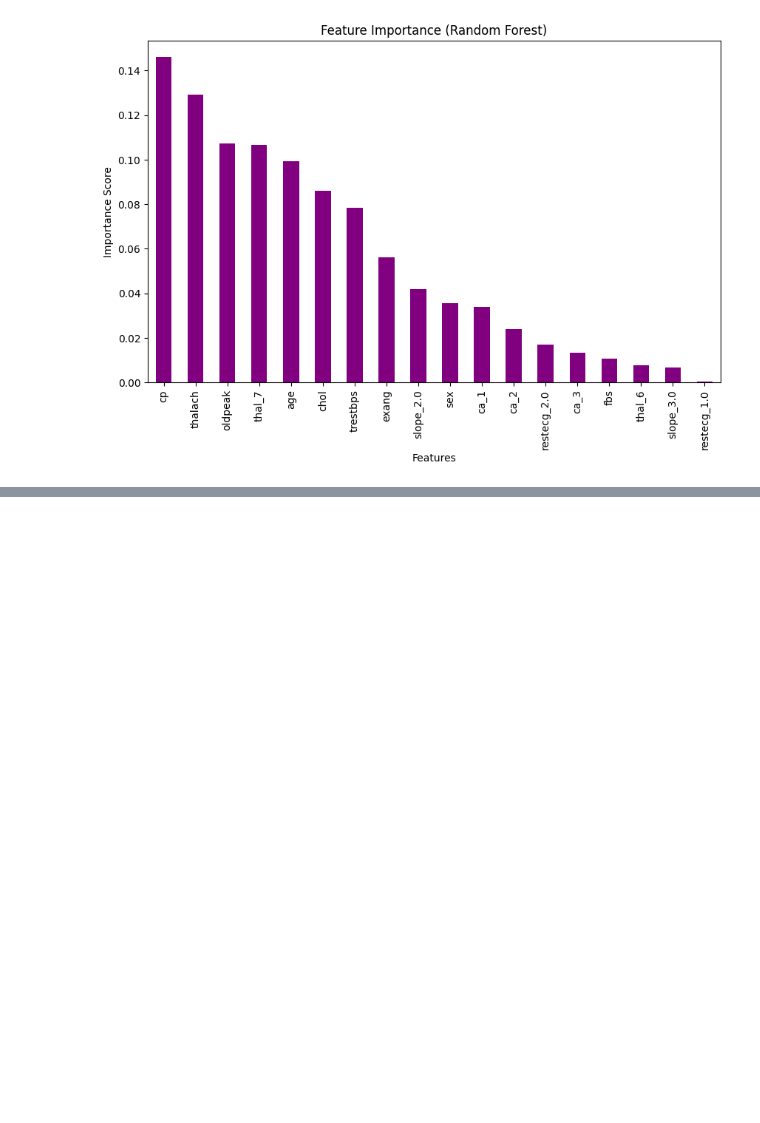
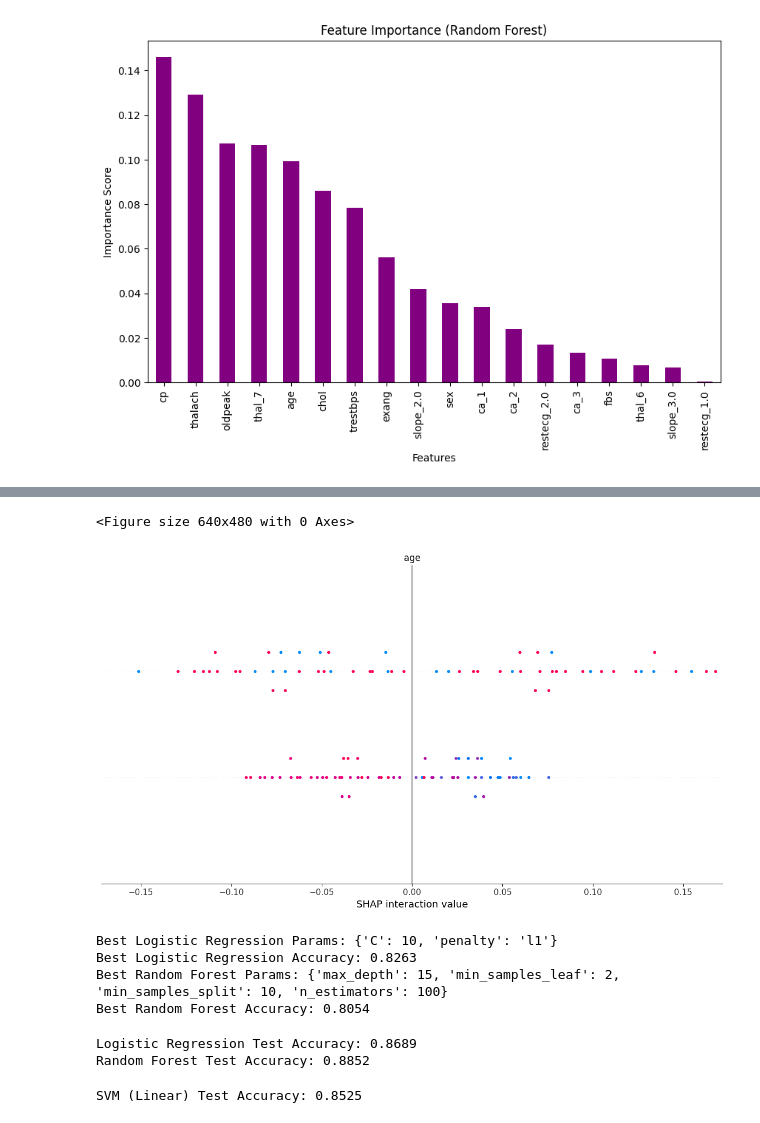
Before and after one commit to Bhavana-GB/heart-disease-prediction, a Jupyter notebook: notebooks/eda_and_modelling.ipynb, the cells around one changed output, grey strips where cells are left out. Drawn from its saved outputs; the diff is of its cells as text; code cells hidden in the pictures; blank space fills up the shorter version.

```diff
--- a/notebooks/eda_and_modelling.ipynb
+++ b/notebooks/eda_and_modelling.ipynb
@@ -662,0 +637,70 @@ shap.summary_plot(shap_values, X_test)
+# %%
+# Explaining Random Forest Model
+explainer = shap.TreeExplainer(models["Random Forest"])
+shap_values = explainer.shap_values(X_test , check_additivity=False)
+shap.summary_plot(shap_values, X_test)
+# %% [output]
+<Figure size 640x480 with 0 Axes>
+[figure, added]
+# %%
+# LR tuning to just check
+log_reg = LogisticRegression(solver='liblinear')
+
+log_reg_params = {
+    'C': [0.001, 0.01, 0.1, 1, 10, 100],
+    'penalty': ['l1', 'l2']
+}
+
+grid_log_reg = GridSearchCV(log_reg, log_reg_params, cv=5, scoring='accuracy', n_jobs=-1)
+grid_log_reg.fit(X_train, y_train)
+
+print(f"Best Logistic Regression Params: {grid_log_reg.best_params_}")
+print(f"Best Logistic Regression Accuracy: {grid_log_reg.best_score_:.4f}")
+
+# RF tuning
+rf = RandomForestClassifier()
+
+rf_params = {
+    'n_estimators': [100, 150],
+    'max_depth': [10, 15],
+    'min_samples_split': [5, 10],
+    'min_samples_leaf': [2, 4]
+}
+
+
+grid_rf = GridSearchCV(rf, rf_params, cv=5, scoring='accuracy', n_jobs=-1)
+grid_rf.fit(X_train, y_train)
+
+print(f"Best Random Forest Params: {grid_rf.best_params_}")
+print(f"Best Random Forest Accuracy: {grid_rf.best_score_:.4f}")
+# %% [output]
+Best Logistic Regression Params: {'C': 10, 'penalty': 'l1'}
+Best Logistic Regression Accuracy: 0.8263
+Best Random Forest Params: {'max_depth': 15, 'min_samples_leaf': 2, 'min_samples_split': 10, 'n_estimators': 100}
+Best Random Forest Accuracy: 0.8054
+# %%
+#evaluating
+best_log_reg = grid_log_reg.best_estimator_
+best_rf = grid_rf.best_estimator_
+
+log_reg_test_acc = best_log_reg.score(X_test, y_test)
+rf_test_acc = best_rf.score(X_test, y_test)
+
+print(f"Logistic Regression Test Accuracy: {log_reg_test_acc:.4f}")
+print(f"Random Forest Test Accuracy: {rf_test_acc:.4f}")
+# %% [output]
+Logistic Regression Test Accuracy: 0.8689
+Random Forest Test Accuracy: 0.8852
+# %%
+X_train, X_test, y_train, y_test = train_test_split(X, y, test_size=0.2, random_state=42, stratify=y)
+# Baseline Models for comparision
+# SVM Model - Linear Kernel
+svm_linear = SVC(kernel='linear', random_state=42)
+svm_linear.fit(X_train, y_train)
+
+y_pred_linear = svm_linear.predict(X_test)
+
+svm_linear_acc = accuracy_score(y_test, y_pred_linear)
+print(f"SVM (Linear) Test Accuracy: {svm_linear_acc:.4f}")
+# %% [output]
+SVM (Linear) Test Accuracy: 0.8525
```
Also changed, not shown: parts of 39 cells of this notebook, 3 other files.
